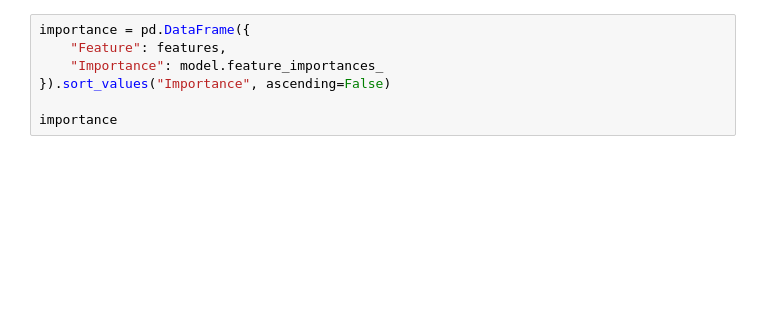
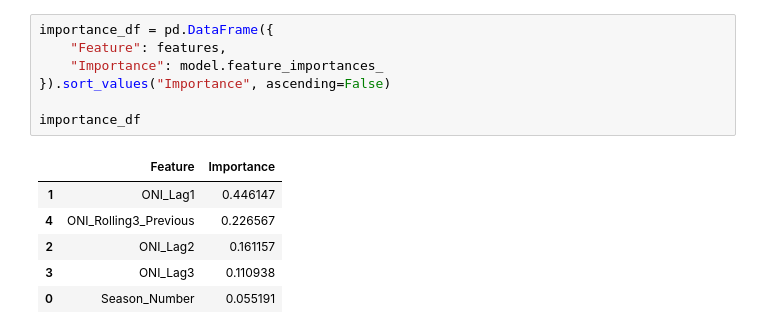
Before and after one commit to amber1714/ML-Case-Studies, a Jupyter notebook: 04_El_Nino_La_Nina/ENSO_ML_Analysis.ipynb, the cells around one changed output. Saved outputs shown, nothing was run; the diff lists cells and outputs as text; blank space fills up the shorter version.

```diff
--- a/04_El_Nino_La_Nina/ENSO_ML_Analysis.ipynb
+++ b/04_El_Nino_La_Nina/ENSO_ML_Analysis.ipynb
@@ -111,9 +130,16 @@ plt.show()
 # %%
-importance = pd.DataFrame({
+importance_df = pd.DataFrame({
     "Feature": features,
     "Importance": model.feature_importances_
 }).sort_values("Importance", ascending=False)
 
-importance
+importance_df
+# %% [output]
+|  | Feature | Importance |
+| 1 | ONI_Lag1 | 0.446147 |
+| 4 | ONI_Rolling3_Previous | 0.226567 |
+| 2 | ONI_Lag2 | 0.161157 |
+| 3 | ONI_Lag3 | 0.110938 |
+| 0 | Season_Number | 0.055191 |
 # %%
 plt.figure(figsize=(8, 5))
```
Also changed, not shown: parts of 21 cells of this notebook.
